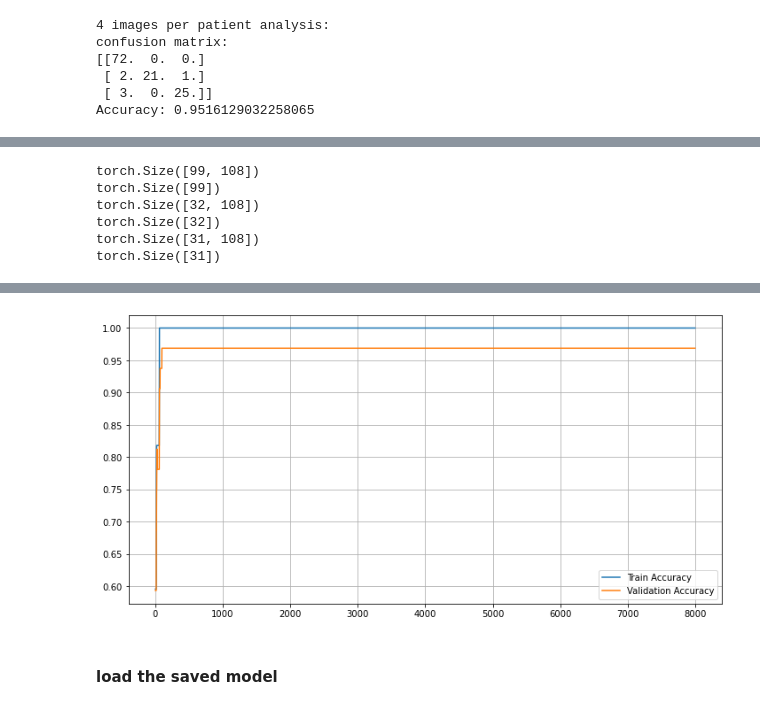
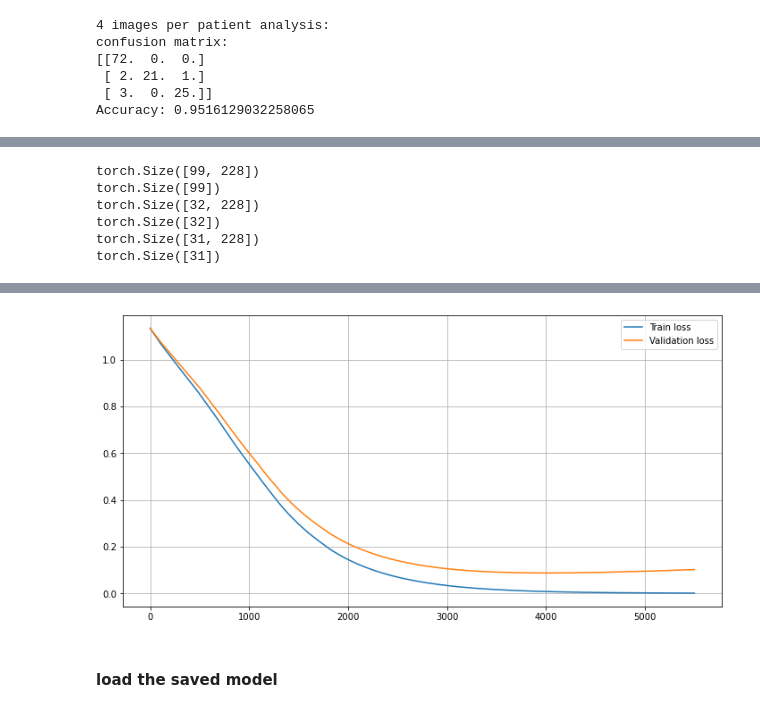
Before and after one commit to doronhanuka26/ECG-classification-using-wavelet-and-CNN, a Jupyter notebook: pyCode.ipynb, the cells around one changed output, grey strips where cells are left out. Saved outputs shown, nothing was run; the diff lists cells and outputs as text; code cells hidden in the pictures.

```diff
--- a/pyCode.ipynb
+++ b/pyCode.ipynb
@@ -568,15 +568,15 @@ for epoch in range(num_epochs):
     val_loss_list.append(val_loss)
     val_acc_list.append(val_accuracy)
     if (best_val_loss > val_loss):
-        print("saving model: ")
         best_val_loss = val_loss
-        torch.save(model.state_dict(), 'saved_model_duration_{}_resnet50.pt'.format(duration))
-    print('Epoch {} train loss: {:.4f} val loss: {:.4f} train accuracy: {:.4f} val accuracy: {:.4f} time: {:.4f} s'.format(
-        epoch + 1, train_loss, val_loss, train_accuracy, val_accuracy, time.time() - start_time))
+        #torch.save(model.state_dict(), 'saved_model_duration_{}_resnet50.pt'.format(duration))
+    if (epoch % 5 == 0):
+        print('Epoch {} train loss: {:.4f} val loss: {:.4f} train accuracy: {:.4f} val accuracy: {:.4f} time: {:.4f} s'.format(
+            epoch + 1, train_loss, val_loss, train_accuracy, val_accuracy, time.time() - start_time))
 
-# Plot the accuracy
-plt.plot(train_acc_list, label='Train Accuracy')
-plt.plot(val_acc_list, label='Validation Accuracy')
+# Plot the loss
+plt.plot(train_loss_list, label='Train loss')
+plt.plot(val_loss_list, label='Validation loss')
 plt.legend()
 plt.rcParams["figure.figsize"] = [12, 6]
 plt.grid(True)
@@ -685,12 +668,12 @@ def get_persons_data_labels(set_indices):
     set_persons_data = torch.tensor(set_persons_data, dtype=torch.float32)
     return (set_persons_data, set_persons_labels)
 # %%
-train_persons_data = torch.load('train_persons_data_4-128_8-64_24-8.pt')
-train_persons_labels = torch.load('train_persons_labels_4-128_8-64_24-8.pt')
-val_persons_data = torch.load('val_persons_data_4-128_8-64_24-8.pt')
-val_persons_labels = torch.load('val_persons_labels_4-128_8-64_24-8.pt')
-test_persons_data = torch.load('test_persons_data_4-128_8-64_24-8.pt')
-test_persons_labels = torch.load('test_persons_labels_4-128_8-64_24-8.pt')
+train_persons_data = torch.load('train_persons_data_4-128_8-64_64-8.pt')
+train_persons_labels = torch.load('train_persons_labels_4-128_8-64_64-8.pt')
+val_persons_data = torch.load('val_persons_data_4-128_8-64_64-8.pt')
+val_persons_labels = torch.load('val_persons_labels_4-128_8-64_64-8.pt')
+test_persons_data = torch.load('test_persons_data_4-128_8-64_64-8.pt')
+test_persons_labels = torch.load('test_persons_labels_4-128_8-64_64-8.pt')
 # %%
 train_indices = list(range(0, 59)) + list(range(96, 114)) + list(range(126 , 148))
 val_indices = list(range(59, 78)) + list(range(114 , 120)) + list(range(148 , 155))
@@ -712,10 +695,10 @@ print(val_persons_labels.shape)
 print(test_persons_data.shape)
 print(test_persons_labels.shape)
 # %% [output]
-torch.Size([99, 108])
+torch.Size([99, 228])
 torch.Size([99])
-torch.Size([32, 108])
+torch.Size([32, 228])
 torch.Size([32])
-torch.Size([31, 108])
+torch.Size([31, 228])
 torch.Size([31])
 # %%
@@ -764,11 +747,11 @@ class MyModel(nn.Module):
         x = self.fc3(x)
         return x
 # %%
-fc_classifier = MyModel(108,32,10,3)
+fc_classifier = MyModel(228,50,12,3)
 # %%
 criterion = nn.CrossEntropyLoss()
-optimizer = optim.Adam(fc_classifier.parameters(), lr=0.0001)
-num_epochs = 8000
+optimizer = optim.Adam(fc_classifier.parameters(), lr=0.000005)
+num_epochs = 5500
 train_loss_list = []
 val_loss_list = []
 train_acc_list = []
@@ -821,9 +804,9 @@ for epoch in range(num_epochs):
         print('Epoch {} train loss: {:.4f} val loss: {:.4f} train accuracy: {:.4f} val accuracy: {:.4f}'.format(
             epoch , train_loss, val_loss, train_accuracy, val_accuracy))
 
-# Plot the accuracy
-plt.plot(train_acc_list, label='Train Accuracy')
-plt.plot(val_acc_list, label='Validation Accuracy')
+# Plot the loss
+plt.plot(train_loss_list, label='Train loss')
+plt.plot(val_loss_list, label='Validation loss')
 plt.legend()
 plt.rcParams["figure.figsize"] = [12, 6]
 plt.grid(True)
@@ -848,4 +826,4 @@ Epoch 7500 train loss: 0.0000 val loss: 0.2381 train accuracy: 1.0000 val accura
-[figure, old version]
+[figure, new version]
 # %% [markdown]
 #### load the saved model
 # %%
```
Also changed, not shown: parts of 10 cells of this notebook, 8 other files.
